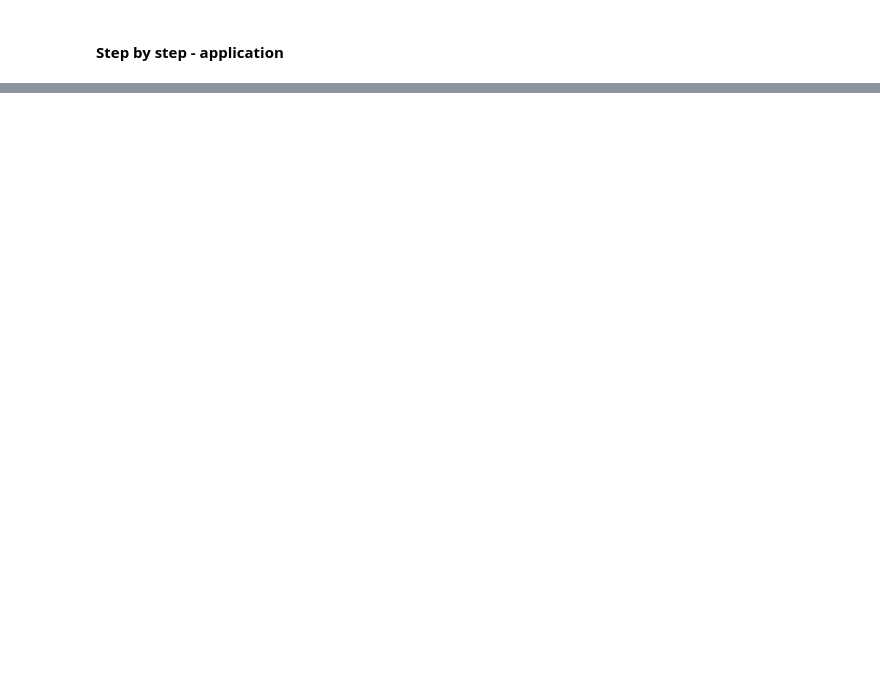
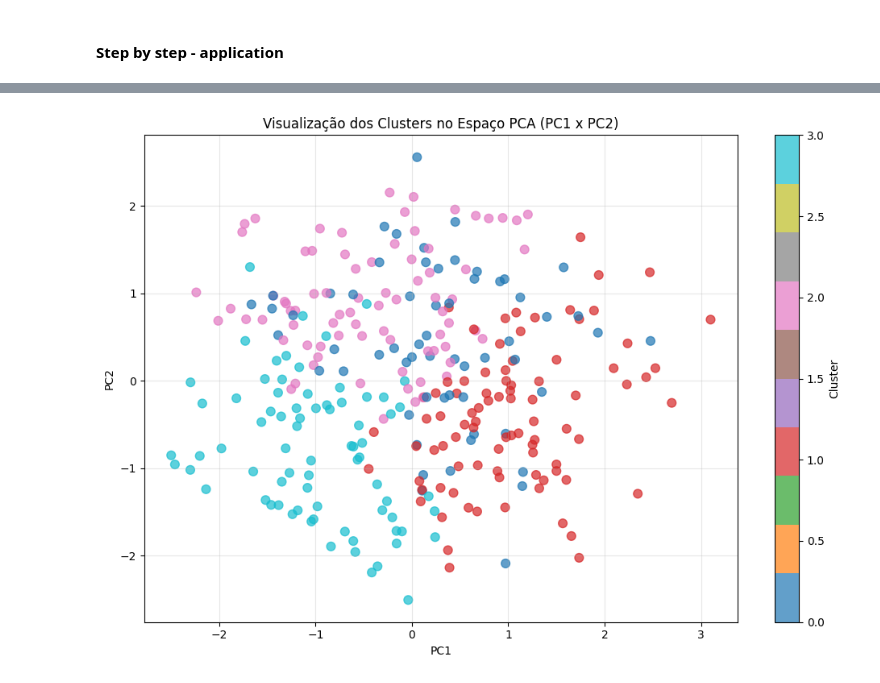
Before and after one commit to gusdorio/spark-project, a Jupyter notebook: scripts/pca_analysis.ipynb, the cells around one changed output, grey strips where cells are left out. Saved outputs shown, nothing was run; the diff lists cells and outputs as text; code cells hidden in the pictures; blank space fills up the shorter version.

```diff
--- a/scripts/pca_analysis.ipynb
+++ b/scripts/pca_analysis.ipynb
@@ -479,0 +493,29 @@ df_clusters = dbscan.process(
+# %%
+# Usar os componentes principais que explicam ~95% da variância
+n_components = np.argmax(cumulative_variance >= 0.95) + 1
+
+# Extrair os componentes principais para uma coluna separada
+from pyspark.ml.functions import vector_to_array
+pca_result = model.transform(df)
+pca_result = pca_result.withColumn("pca_array", vector_to_array("pca_features"))
+
+# Criar colunas separadas para cada componente principal
+for i in range(n_components):
+    pca_result = pca_result.withColumn(f"pc_{i+1}", pca_result.pca_array[i])
+
+# Montar vetor de entrada para o KMeans
+input_cols = [f"pc_{i+1}" for i in range(n_components)]
+assembler_kmeans = VectorAssembler(inputCols=input_cols, outputCol="kmeans_features")
+kmeans_input = assembler_kmeans.transform(pca_result)
+
+# Definir número de clusters (exemplo: 3, pode ser ajustado conforme análise dos dados)
+kmeans = KMeans(featuresCol="kmeans_features", predictionCol="cluster", k=4, seed=42)
+kmeans_model = kmeans.fit(kmeans_input)
+clustered = kmeans_model.transform(kmeans_input)
+
+# Mostrar atribuição de clusters
+clustered.select('pca_features', 'cluster').show(10, truncate=False)
+
+# Contagem de elementos por cluster
+cluster_counts = clustered.groupBy('cluster').count().orderBy('cluster')
+cluster_counts.show()
@@ -479,0 +547,18 @@ df_clusters = dbscan.process(
+# %%
+# Coletar os dados necessários do DataFrame Spark para Pandas
+plot_data = clustered.select("pc_1", "pc_2", "cluster").toPandas()
+
+plt.figure(figsize=(10, 7))
+scatter = plt.scatter(
+    plot_data["pc_1"], plot_data["pc_2"],
+    c=plot_data["cluster"], cmap="tab10", alpha=0.7, s=60
+)
+plt.xlabel("PC1")
+plt.ylabel("PC2")
+plt.title("Visualização dos Clusters no Espaço PCA (PC1 x PC2)")
+plt.colorbar(scatter, label="Cluster")
+plt.grid(alpha=0.3)
+plt.tight_layout()
+plt.show()
+# %% [output]
+[figure, added]
```
Also changed, not shown: parts of 11 cells of this notebook.
